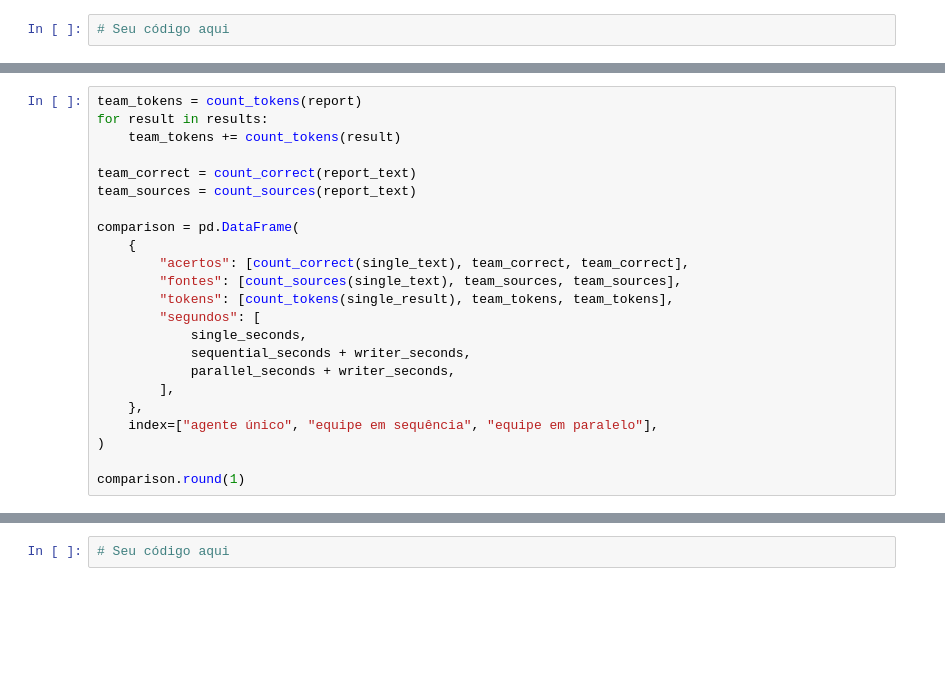
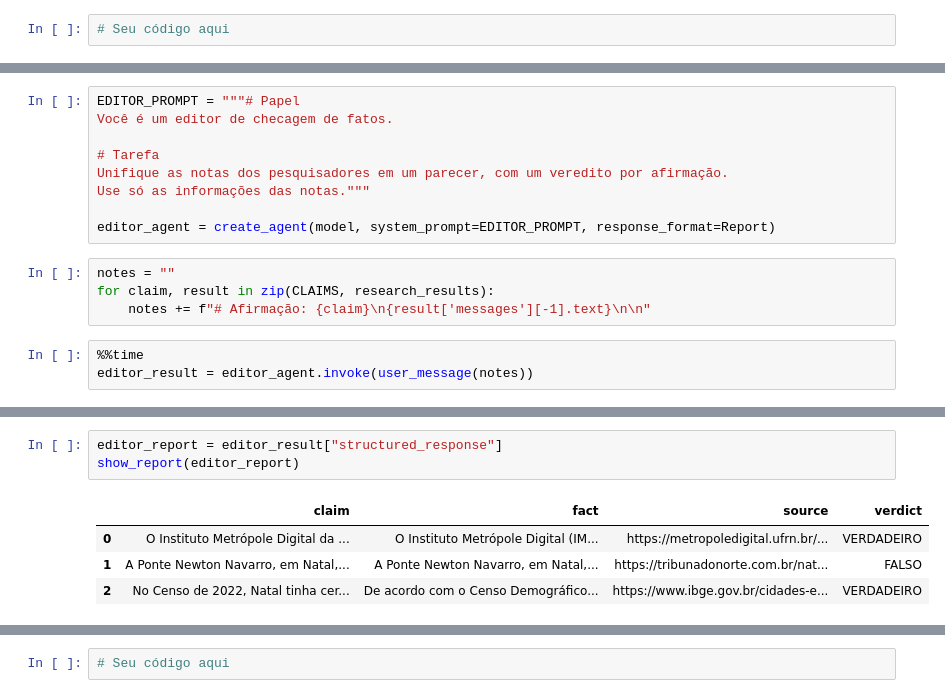
Before and after one commit to silvaan/agentic-ai, a Jupyter notebook: 16 - Multi-Agent Systems.ipynb, the cells around one changed output, grey strips where cells are left out. Cells and saved outputs as stored; diff of their text form; blank space fills up the shorter version.

```diff
--- a/16 - Multi-Agent Systems.ipynb
+++ b/16 - Multi-Agent Systems.ipynb
@@ -250,23 +176,0 @@ As oito checagens em paralelo levaram uma fração do tempo da versão em sequê
-# %%
-team_tokens = count_tokens(report)
-for result in results:
-    team_tokens += count_tokens(result)
-
-team_correct = count_correct(report_text)
-team_sources = count_sources(report_text)
-
-comparison = pd.DataFrame(
-    {
-        "acertos": [count_correct(single_text), team_correct, team_correct],
-        "fontes": [count_sources(single_text), team_sources, team_sources],
-        "tokens": [count_tokens(single_result), team_tokens, team_tokens],
-        "segundos": [
-            single_seconds,
-            sequential_seconds + writer_seconds,
-            parallel_seconds + writer_seconds,
-        ],
-    },
-    index=["agente único", "equipe em sequência", "equipe em paralelo"],
-)
-
-comparison.round(1)
@@ -283,0 +181,16 @@ Escreva duas afirmações sobre a sua cidade, uma verdadeira e uma falsa, e rode
+# %%
+EDITOR_PROMPT = """# Papel
+Você é um editor de checagem de fatos.
+
+# Tarefa
+Unifique as notas dos pesquisadores em um parecer, com um veredito por afirmação.
+Use só as informações das notas."""
+
+editor_agent = create_agent(model, system_prompt=EDITOR_PROMPT, response_format=Report)
+# %%
+notes = ""
+for claim, result in zip(CLAIMS, research_results):
+    notes += f"# Afirmação: {claim}\n{result['messages'][-1].text}\n\n"
+# %%
+%%time
+editor_result = editor_agent.invoke(user_message(notes))
@@ -283,0 +219,8 @@ Escreva duas afirmações sobre a sua cidade, uma verdadeira e uma falsa, e rode
+# %%
+editor_report = editor_result["structured_response"]
+show_report(editor_report)
+# %% [output]
+|  | claim | fact | source | verdict |
+| 0 | O Instituto Metrópole Digital da ... | O Instituto Metrópole Digital (IM... | https://metropoledigital.ufrn.br/... | VERDADEIRO |
+| 1 | A Ponte Newton Navarro, em Natal,... | A Ponte Newton Navarro, em Natal,... | https://tribunadonorte.com.br/nat... | FALSO |
+| 2 | No Censo de 2022, Natal tinha cer... | De acordo com o Censo Demográfico... | https://www.ibge.gov.br/cidades-e... | VERDADEIRO |
```
Also changed, not shown: parts of 61 cells of this notebook.
